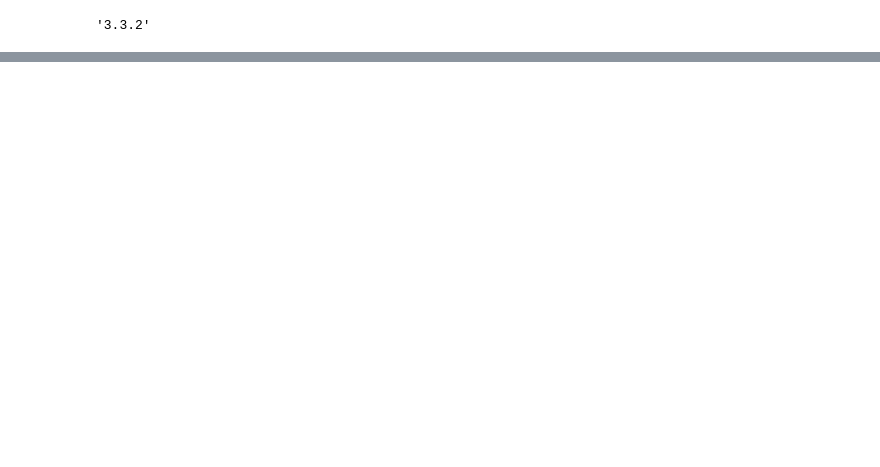
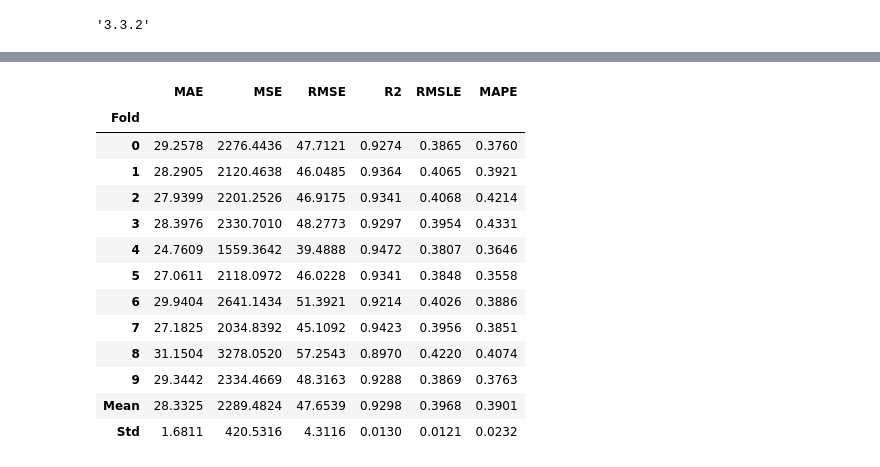
Before and after one commit to ZackOverend/Bike-Share-ML-Research, a Jupyter notebook: Zackary-Overend-Final.ipynb, the cells around one changed output, grey strips where cells are left out. Drawn from its saved outputs; the diff is of its cells as text; code cells hidden in the pictures; blank space fills up the shorter version.

```diff
--- a/Zackary-Overend-Final.ipynb
+++ b/Zackary-Overend-Final.ipynb
@@ -46,0 +124,3 @@ OSError: dlopen(/Library/Frameworks/Python.framework/Versions/3.10/lib/python3.1
+# %%
+et = create_model('et')
+# %% [output]
@@ -46,0 +128,14 @@ OSError: dlopen(/Library/Frameworks/Python.framework/Versions/3.10/lib/python3.1
+|  | MAE | MSE | RMSE | R2 | RMSLE | MAPE |
+| Fold |  |  |  |  |  |  |
+| 0 | 29.2578 | 2276.4436 | 47.7121 | 0.9274 | 0.3865 | 0.3760 |
+| 1 | 28.2905 | 2120.4638 | 46.0485 | 0.9364 | 0.4065 | 0.3921 |
+| 2 | 27.9399 | 2201.2526 | 46.9175 | 0.9341 | 0.4068 | 0.4214 |
+| 3 | 28.3976 | 2330.7010 | 48.2773 | 0.9297 | 0.3954 | 0.4331 |
+| 4 | 24.7609 | 1559.3642 | 39.4888 | 0.9472 | 0.3807 | 0.3646 |
+| 5 | 27.0611 | 2118.0972 | 46.0228 | 0.9341 | 0.3848 | 0.3558 |
+| 6 | 29.9404 | 2641.1434 | 51.3921 | 0.9214 | 0.4026 | 0.3886 |
+| 7 | 27.1825 | 2034.8392 | 45.1092 | 0.9423 | 0.3956 | 0.3851 |
+| 8 | 31.1504 | 3278.0520 | 57.2543 | 0.8970 | 0.4220 | 0.4074 |
+| 9 | 29.3442 | 2334.4669 | 48.3163 | 0.9288 | 0.3869 | 0.3763 |
+| Mean | 28.3325 | 2289.4824 | 47.6539 | 0.9298 | 0.3968 | 0.3901 |
+| Std | 1.6811 | 420.5316 | 4.3116 | 0.0130 | 0.0121 | 0.0232 |
```
Also changed, not shown: parts of 9 cells of this notebook, 7 other files.
